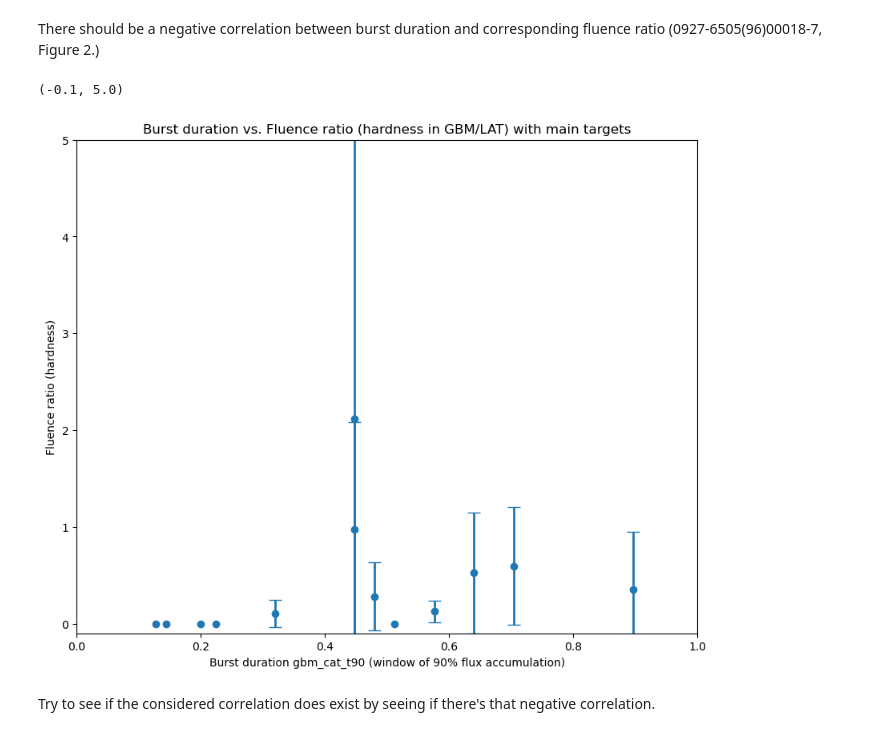
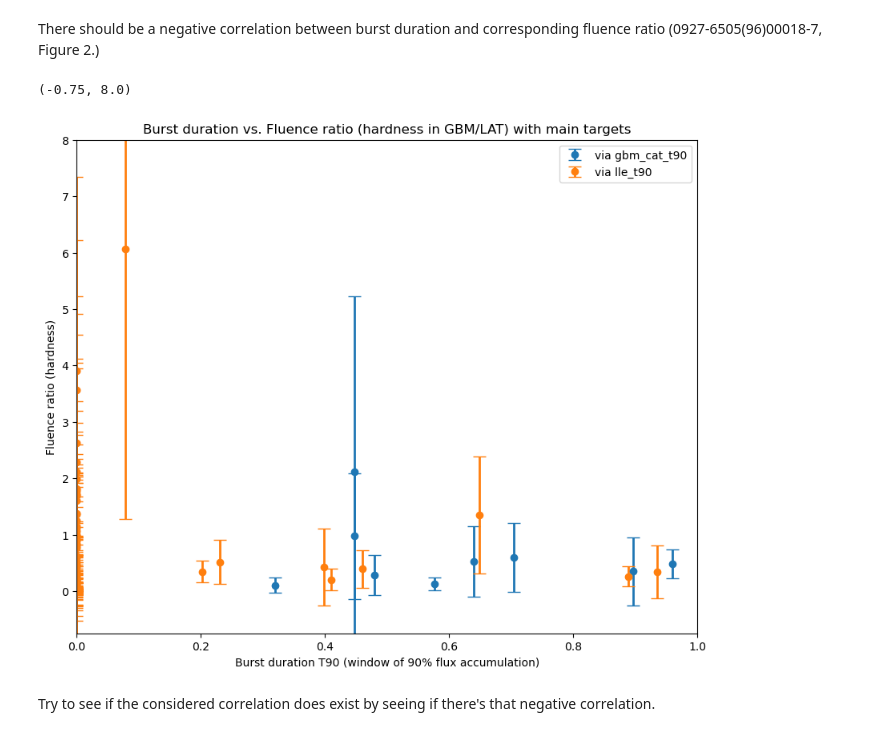
Before and after one commit to xboluna/Research, a Jupyter notebook: BHRad/GBM_Catalog_Searching/Exploring_possible_candidates.ipynb, the cells around one changed output. Drawn from its saved outputs; the diff is of its cells as text; code cells hidden in the pictures.

```diff
--- a/BHRad/GBM_Catalog_Searching/Exploring_possible_candidates.ipynb
+++ b/BHRad/GBM_Catalog_Searching/Exploring_possible_candidates.ipynb
@@ -16,5 +18,5 @@ You can check a burst's GBM signatures by putting its name into the [GRB burst c
 # %%
-dat = Table.read('RS=null.fits')
+dat = Table.read('FullCatalog.fits')
 targets = dat.to_pandas()
 
 # Remove trailing whitespace
@@ -116,19 +118,25 @@ There should be a negative correlation between burst duration and corresponding
 # %%
 fig, ax = plt.subplots()
 ax.errorbar(x = targets['gbm_cat_t90'], y=targets['fluence_ratio'],
-            yerr = targets['fluence_ratio_error'], fmt = 'o', linewidth = 2, capsize = 6)
-ax.set_xlabel('Burst duration gbm_cat_t90 (window of 90% flux accumulation)')
+            yerr = targets['fluence_ratio_error'], fmt = 'o', linewidth = 2, capsize = 6,
+            label = 'via gbm_cat_t90')
+ax.errorbar(x = targets['lle_t90'], y=targets['fluence_ratio'],
+            yerr = targets['fluence_ratio_error'], fmt = 'o', linewidth = 2, capsize = 6,
+            label = 'via lle_t90')
+
+ax.legend()
+ax.set_xlabel('Burst duration T90 (window of 90% flux accumulation)')
 ax.set_ylabel('Fluence ratio (hardness)')
 fig.set_figwidth(10)
 fig.set_figheight(8)
 ax.set_title('Burst duration vs. Fluence ratio (hardness in GBM/LAT) with main targets')
 #ax.set_xscale('log')
 #ax.set_yscale('log')
 ax.set_xlim(0,1)
-ax.set_ylim(-.1,5)
+ax.set_ylim(-.75,8)
 # %% [output]
-(-0.1, 5.0)
+(-0.75, 8.0)
-[figure, old version]
+[figure, new version]
 # %% [markdown]
 Try to see if the considered correlation does exist by seeing if there's that negative correlation.
 # %%
```
Also changed, not shown: parts of 10 cells of this notebook, 3 other files.
